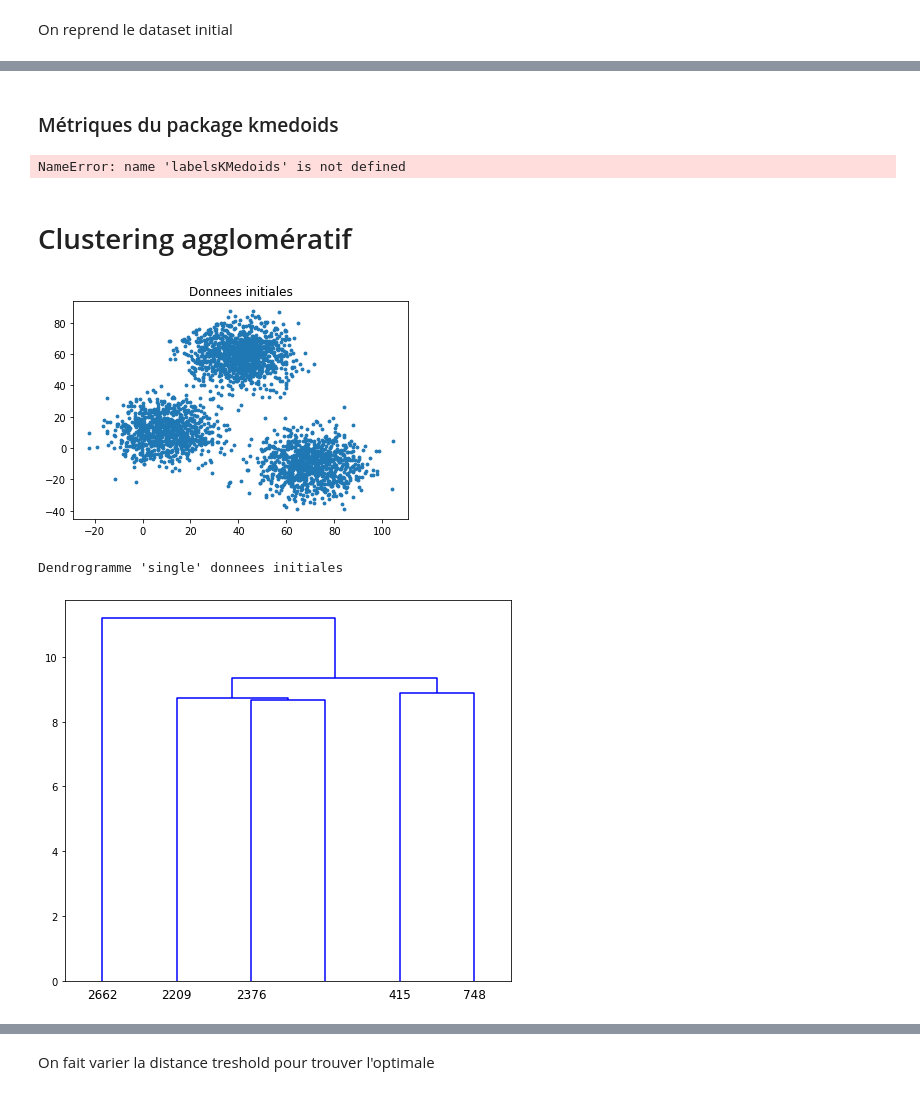
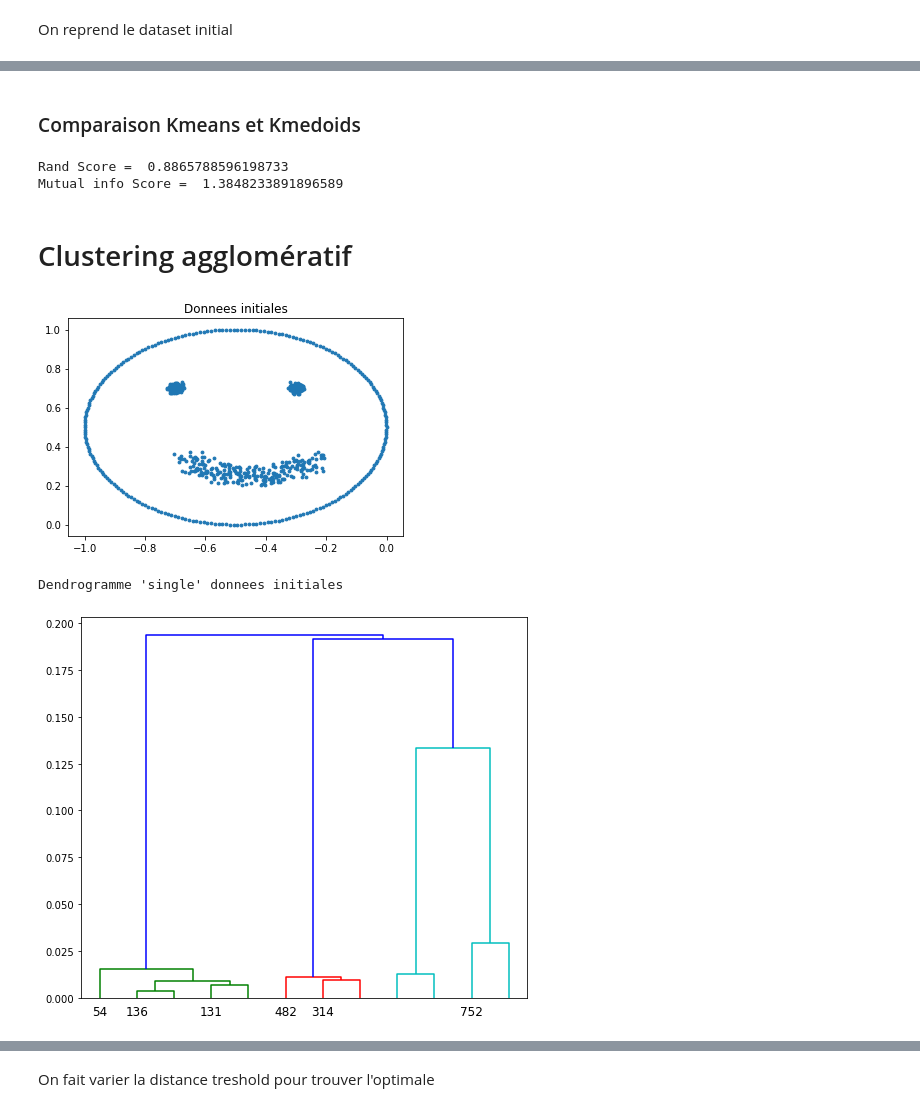
Before and after one commit to martemr/TP_clustering, a Jupyter notebook: TP_Clustering_Partie_1.ipynb, the cells around one changed output, grey strips where cells are left out. Cells and saved outputs as stored; diff of their text form; code cells hidden in the pictures.

```diff
--- a/TP_Clustering_Partie_1.ipynb
+++ b/TP_Clustering_Partie_1.ipynb
@@ -353,40 +341,51 @@ Calinski-Harabasz SCORE :
 Nombre clusters =  3
-# %% [markdown]
-### Métriques du package kmedoids
-# %%
-from sklearn.metrics import rand_score
-from sklearn.metrics import mutual_info_score
-
-print(rand_score(labelsKMean,labelsKMedoids))
-print(mutual_info_score(labelsKMean,labelsKMedoids))
-# %% [output]
-NameError: name 'labelsKMedoids' is not defined
+# %% [markdown]
+### Comparaison Kmeans et Kmedoids
+# %%
+from sklearn.metrics import rand_score
+from sklearn.metrics import mutual_info_score
+
+#print(mutual_info_score(labelsKMean,labelsKMedoids))
+
+datanp=data_as_np("./artificial/xclara.arff")
+
+# Calcul de Kmeans
+model_kmeans = cluster.KMeans(n_clusters=k, init='k-means++')
+model_kmeans.fit(datanp)
+
+# Calcul de Kmedoids
+model_kmedoids = kmedoid(i,datanp)[0]
+print("Rand Score = ", rand_score(model_kmedoids.labels, model_kmeans.labels_))
+print("Mutual info Score = ", mutual_info_score(model_kmedoids.labels, model_kmeans.labels_))
+# %% [output]
+Rand Score =  0.8865788596198733
+Mutual info Score =  1.3848233891896589
 # %% [markdown]
 # Clustering agglomératif
 # %%
 import scipy.cluster.hierarchy as shc
 # %%
-datanp=data_as_np("./artificial/xclara.arff")
+datanp=data_as_np("./artificial/smile1.arff")
 
 # Affichage données
 f0 = [f[0] for f in datanp]
 f1 = [f[1] for f in datanp]
 
 plt.scatter(f0, f1, s=8)
 plt.title("Donnees initiales")
 plt.show()
 
 #Donnees dans datanp
 print("Dendrogramme 'single' donnees initiales")
 
 linked_mat = shc.linkage(datanp,'single')
 plt.figure(figsize=(8,7))
 shc.dendrogram(linked_mat, p=3,truncate_mode="level", orientation='top', distance_sort='descending', show_leaf_counts=False)
 plt.show()
 # %% [output]
-[figure, old version]
+[figure, new version]
 Dendrogramme 'single' donnees initiales
-[figure, old version]
+[figure, new version]
 # %%
 def cluster_agglo(distance_treshold,linkage, nb_cluster):
     tps1=time.time()
```
Also changed, not shown: parts of 29 cells of this notebook.
